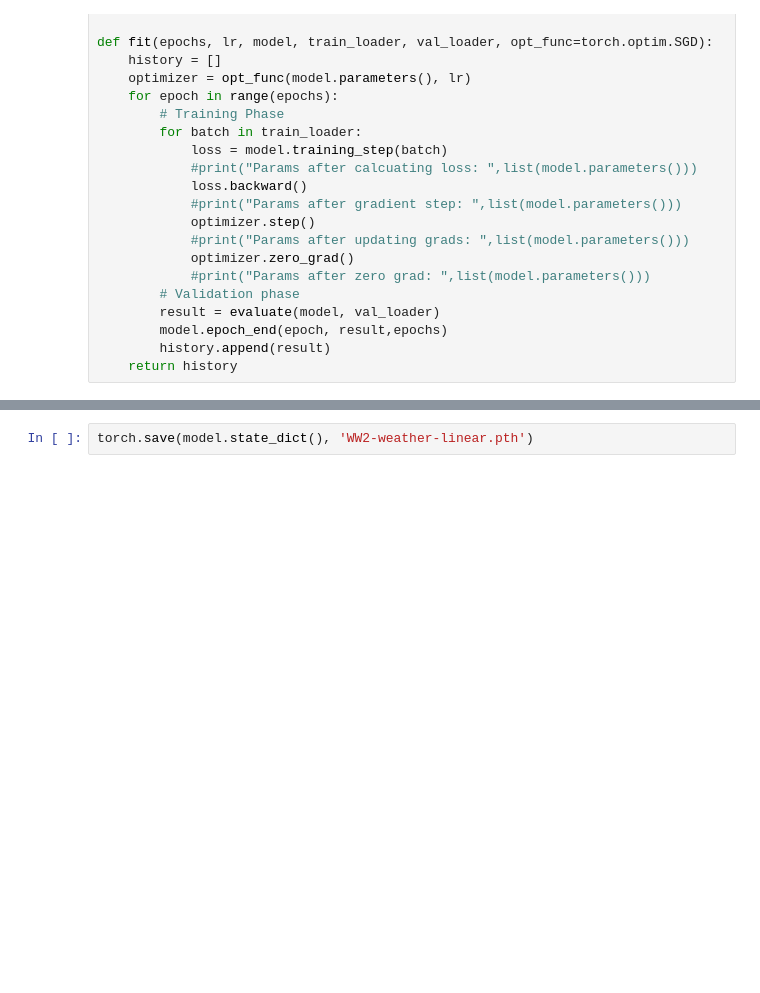
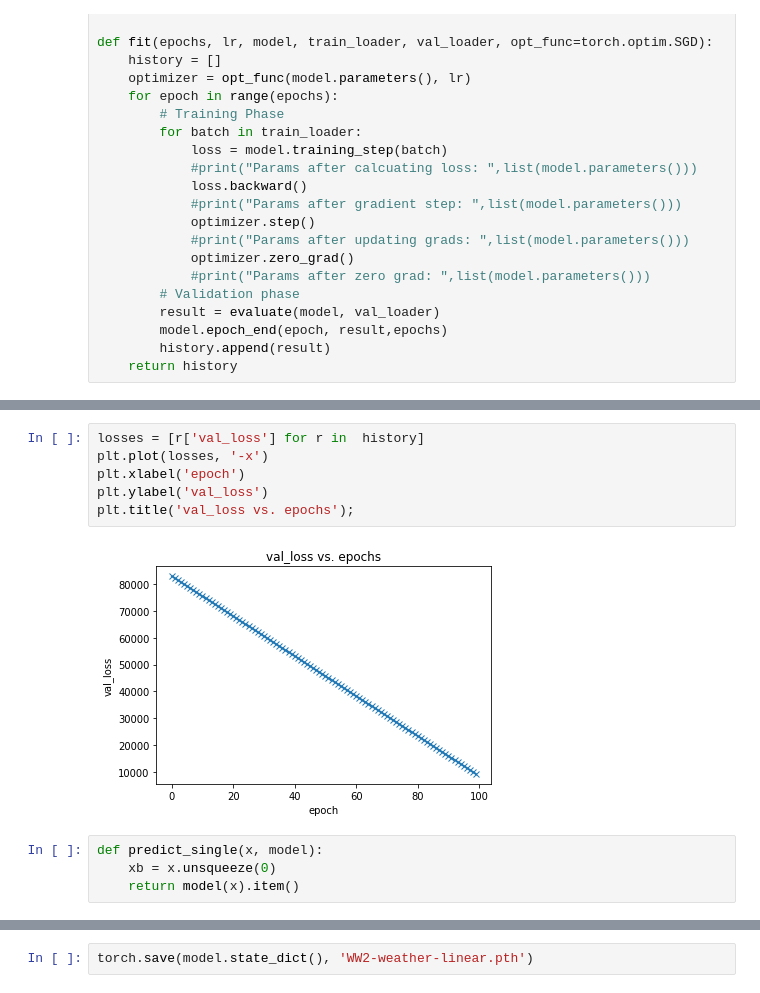
Before and after one commit to Akshayk10/task2, a Jupyter notebook: MaxTemp.ipynb, the cells around one changed output, grey strips where cells are left out. Saved outputs shown, nothing was run; the diff lists cells and outputs as text; blank space fills up the shorter version.

```diff
--- a/MaxTemp.ipynb
+++ b/MaxTemp.ipynb
@@ -257,0 +282,12 @@ plt.plot(plot2)
+# %%
+losses = [r['val_loss'] for r in  history]
+plt.plot(losses, '-x')
+plt.xlabel('epoch')
+plt.ylabel('val_loss')
+plt.title('val_loss vs. epochs');
+# %% [output]
+[figure, added]
+# %%
+def predict_single(x, model):
+    xb = x.unsqueeze(0)
+    return model(x).item()
```
Also changed, not shown: parts of 6 cells of this notebook.
